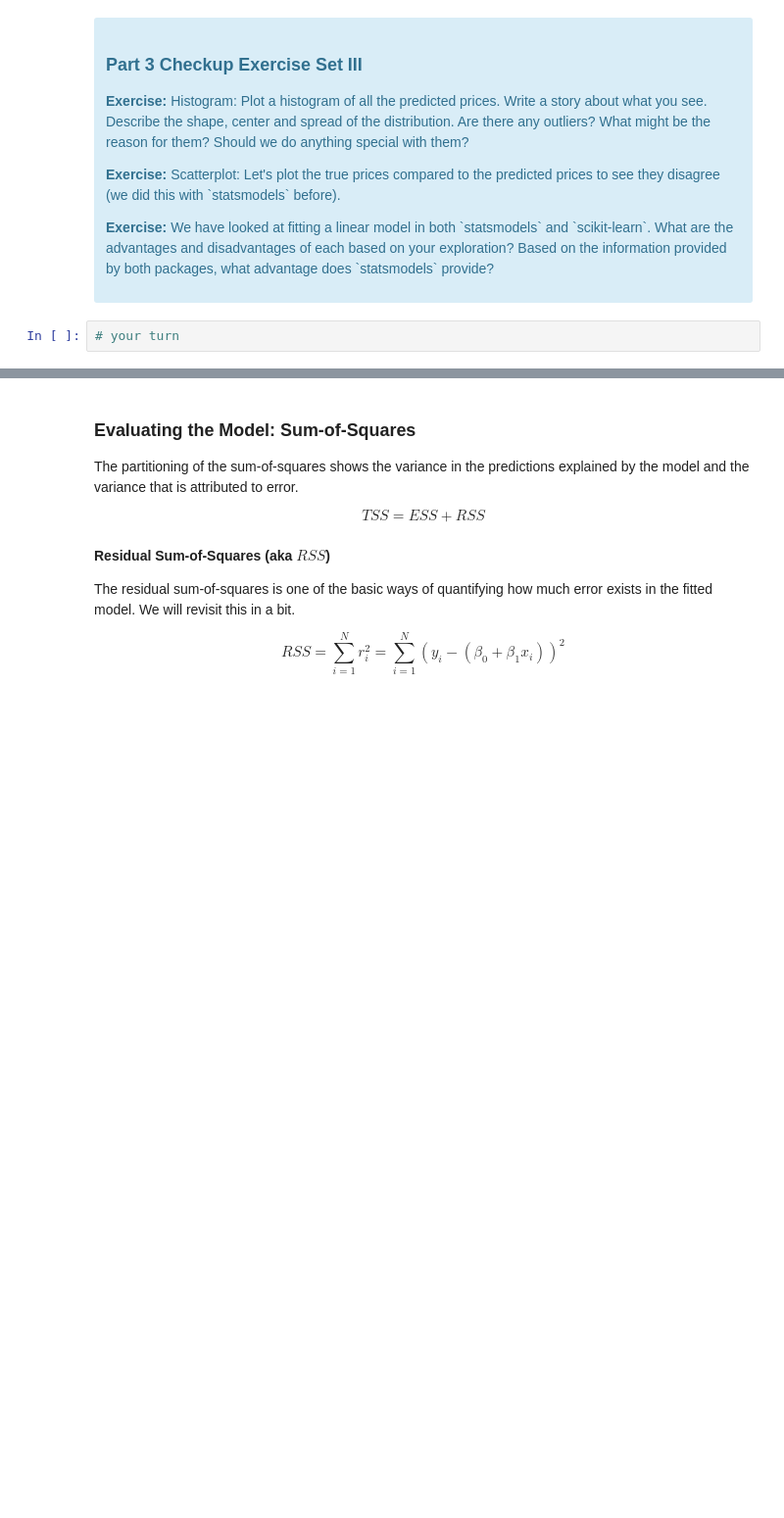
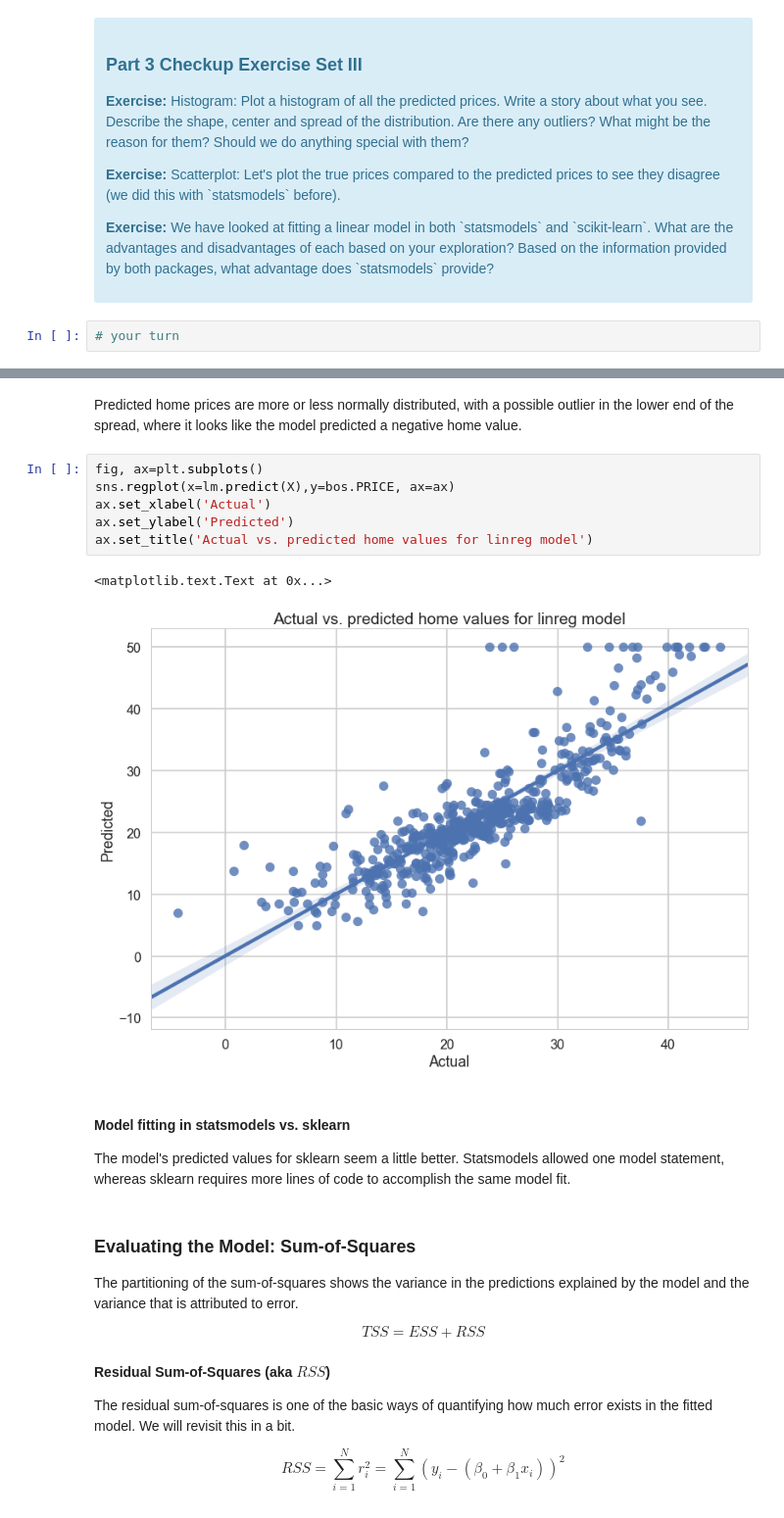
Before and after one commit to mskaerthomason/Springboard-Projects, a Jupyter notebook: linear_regression/Mini_Project_Linear_Regression.ipynb, the cells around one changed output, grey strips where cells are left out. Shown at 98% size. Saved outputs shown, nothing was run; the diff lists cells and outputs as text; blank space fills up the shorter version.

```diff
--- a/linear_regression/Mini_Project_Linear_Regression.ipynb
+++ b/linear_regression/Mini_Project_Linear_Regression.ipynb
@@ -526,3 +604,17 @@ lm.predict(X)[0:5]
+# %% [markdown]
+Predicted home prices are more or less normally distributed, with a possible outlier in the lower end of the spread, where it looks like the model predicted a negative home value.
+# %%
+fig, ax=plt.subplots()
+sns.regplot(x=lm.predict(X),y=bos.PRICE, ax=ax)
+ax.set_xlabel('Actual')
+ax.set_ylabel('Predicted')
+ax.set_title('Actual vs. predicted home values for linreg model')
+# %% [output]
+<matplotlib.text.Text at 0x...>
+[figure, added]
+# %% [markdown]
+#### Model fitting in statsmodels vs. sklearn
+The model's predicted values for sklearn seem a little better.  Statsmodels allowed one model statement, whereas sklearn requires more lines of code to accomplish the same model fit.
 # %% [markdown]
 ### Evaluating the Model: Sum-of-Squares
 
```
Also changed, not shown: parts of 22 cells of this notebook.
